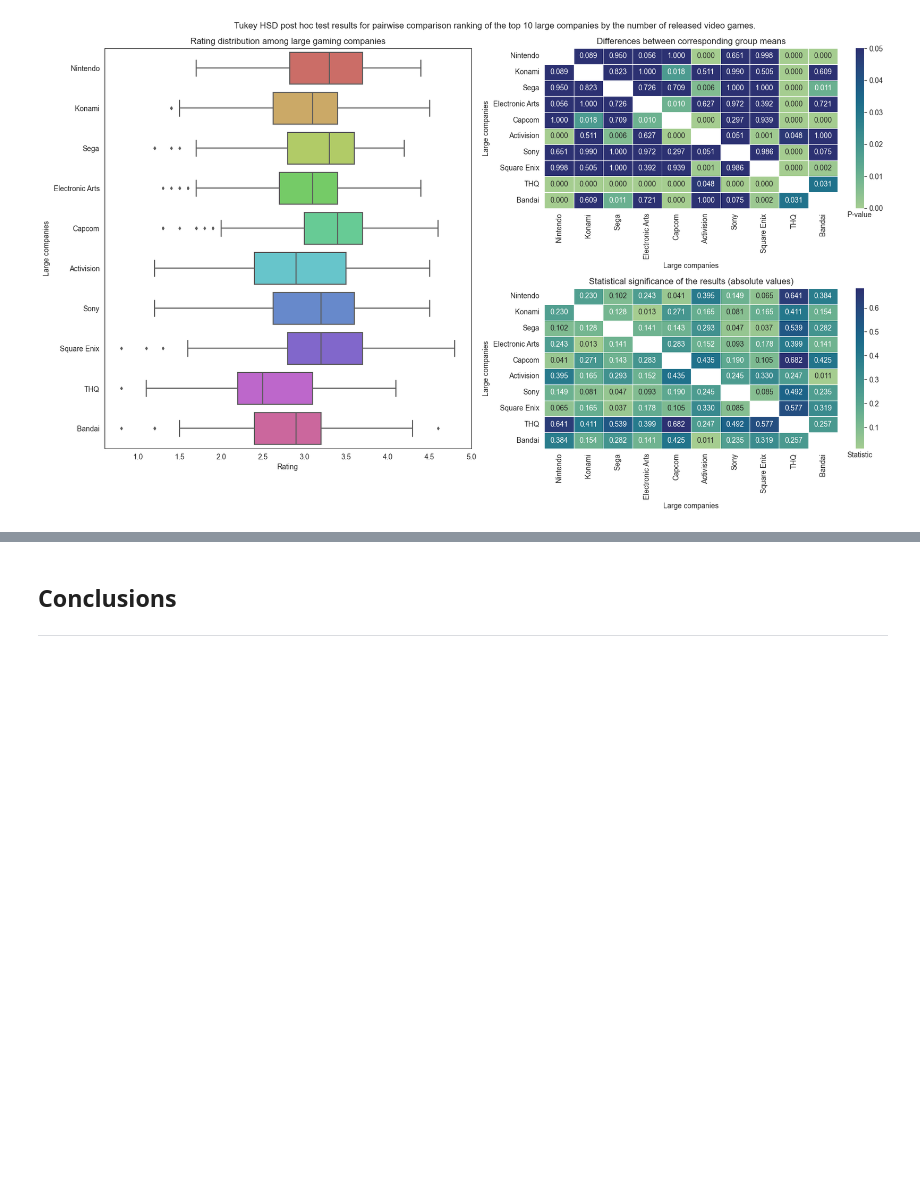
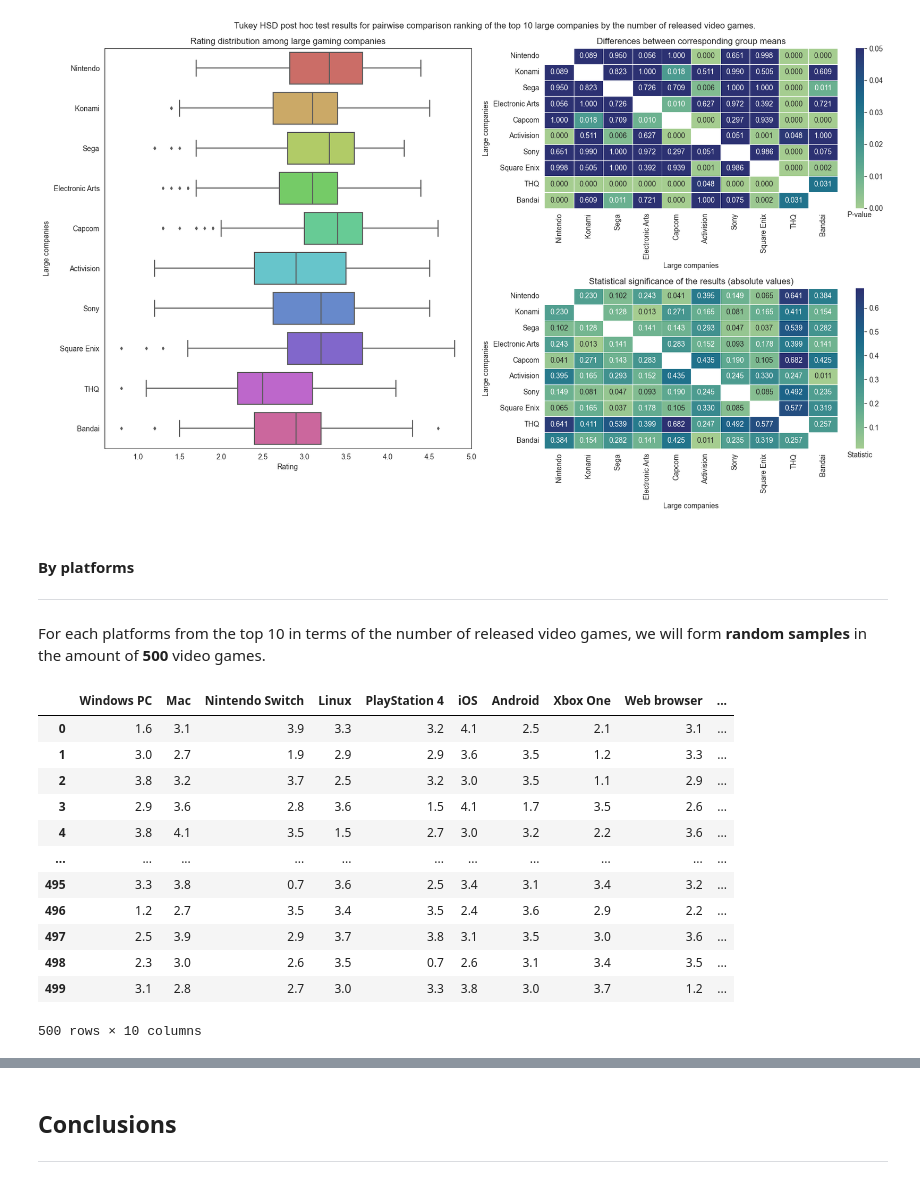
Before and after one commit to GSimonX37/video-games, a Jupyter notebook: notebooks/backloggd_sda.ipynb, the cells around one changed output, grey strips where cells are left out. Saved outputs shown, nothing was run; the diff lists cells and outputs as text; code cells hidden in the pictures; blank space fills up the shorter version.

```diff
--- a/notebooks/backloggd_sda.ipynb
+++ b/notebooks/backloggd_sda.ipynb
@@ -533,3 +534,30 @@ figure.axes[4].set_xlabel('Statistic')
 # %% [output]
 Text(0.5, 104.44444444444443, 'Statistic')
 [figure]
+# %% [markdown]
+#### <a id=rating_distribution_by_platforms>By platforms</a>
+***
+# %% [markdown]
+
+For each platforms from the top 10 in terms of the number of released video games, we will form **random samples** in the amount of **500** video games.
+# %%
+data, samples = df.explode('platforms'), pd.DataFrame(index=range(500))
+
+for platform in data.loc[data["category"] == "main", "platforms"].value_counts().iloc[:10].index:
+    row = data.loc[(data["category"] == "main") & (data["platforms"] == platform) & (data["rating"].notna()), "rating"].sample(500, random_state=100, ignore_index=True)
+    samples = samples.join(pd.DataFrame({platform: row}), how='inner')
+samples
+# %% [output]
+|  | Windows PC | Mac | Nintendo Switch | Linux | PlayStation 4 | iOS | Android | Xbox One | Web browser | ... |
+| 0 | 1.6 | 3.1 | 3.9 | 3.3 | 3.2 | 4.1 | 2.5 | 2.1 | 3.1 | ... |
+| 1 | 3.0 | 2.7 | 1.9 | 2.9 | 2.9 | 3.6 | 3.5 | 1.2 | 3.3 | ... |
+| 2 | 3.8 | 3.2 | 3.7 | 2.5 | 3.2 | 3.0 | 3.5 | 1.1 | 2.9 | ... |
+| 3 | 2.9 | 3.6 | 2.8 | 3.6 | 1.5 | 4.1 | 1.7 | 3.5 | 2.6 | ... |
+| 4 | 3.8 | 4.1 | 3.5 | 1.5 | 2.7 | 3.0 | 3.2 | 2.2 | 3.6 | ... |
+| ... | ... | ... | ... | ... | ... | ... | ... | ... | ... | ... |
+| 495 | 3.3 | 3.8 | 0.7 | 3.6 | 2.5 | 3.4 | 3.1 | 3.4 | 3.2 | ... |
+| 496 | 1.2 | 2.7 | 3.5 | 3.4 | 3.5 | 2.4 | 3.6 | 2.9 | 2.2 | ... |
+| 497 | 2.5 | 3.9 | 2.9 | 3.7 | 3.8 | 3.1 | 3.5 | 3.0 | 3.6 | ... |
+| 498 | 2.3 | 3.0 | 2.6 | 3.5 | 0.7 | 2.6 | 3.1 | 3.4 | 3.5 | ... |
+| 499 | 3.1 | 2.8 | 2.7 | 3.0 | 3.3 | 3.8 | 3.0 | 3.7 | 1.2 | ... |
+500 rows × 10 columns
```
Also changed, not shown: parts of 5 cells of this notebook.
